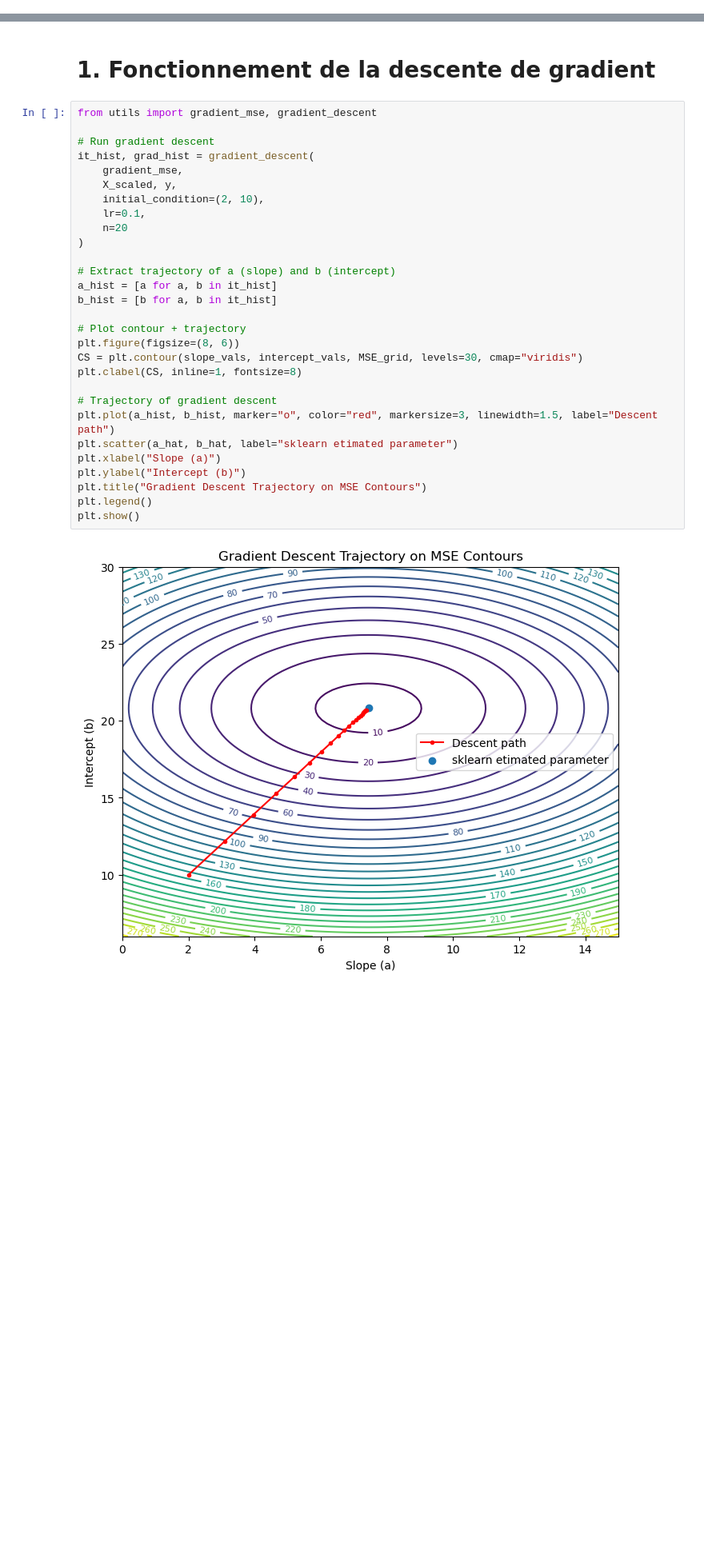
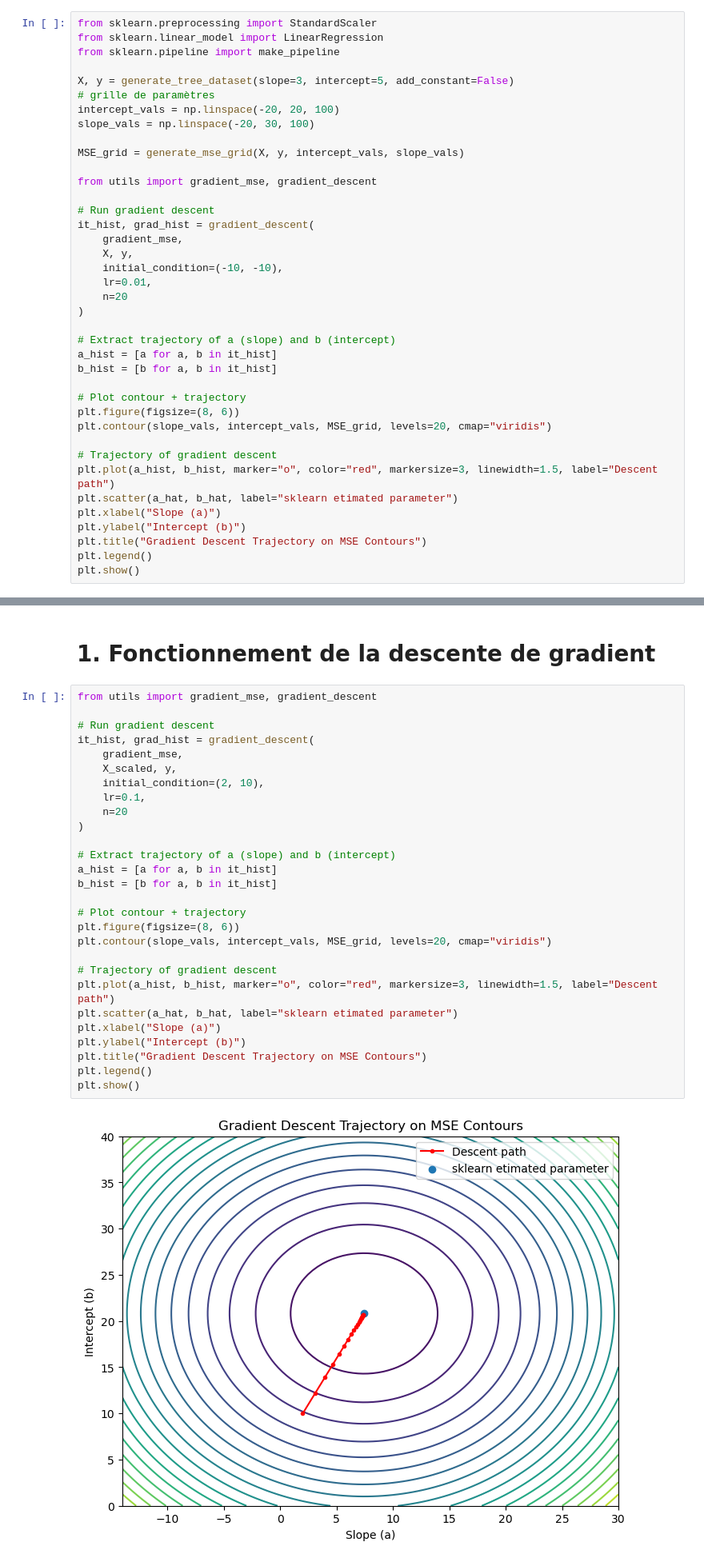
Before and after one commit to basile-desjuzeur/Intro-to-ML, a Jupyter notebook: 3.gradient_descent.ipynb, the cells around one changed output, grey strips where cells are left out. Shown at 80% size. Drawn from its saved outputs; the diff is of its cells as text; blank space fills up the shorter version.

```diff
--- a/3.gradient_descent.ipynb
+++ b/3.gradient_descent.ipynb
@@ -79,0 +80,39 @@ plt.legend();
+# %%
+from sklearn.preprocessing import StandardScaler
+from sklearn.linear_model import LinearRegression
+from sklearn.pipeline import make_pipeline
+
+X, y = generate_tree_dataset(slope=3, intercept=5, add_constant=False)
+# grille de paramètres
+intercept_vals = np.linspace(-20, 20, 100)
+slope_vals = np.linspace(-20, 30, 100)
+
+MSE_grid = generate_mse_grid(X, y, intercept_vals, slope_vals)
+
+from utils import gradient_mse, gradient_descent
+
+# Run gradient descent
+it_hist, grad_hist = gradient_descent(
+    gradient_mse,
+    X, y,
+    initial_condition=(-10, -10),
+    lr=0.01,
+    n=20
+)
+
+# Extract trajectory of a (slope) and b (intercept)
+a_hist = [a for a, b in it_hist]
+b_hist = [b for a, b in it_hist]
+
+# Plot contour + trajectory
+plt.figure(figsize=(8, 6))
+plt.contour(slope_vals, intercept_vals, MSE_grid, levels=20, cmap="viridis")
+
+# Trajectory of gradient descent
+plt.plot(a_hist, b_hist, marker="o", color="red", markersize=3, linewidth=1.5, label="Descent path")
+plt.scatter(a_hat, b_hat, label="sklearn etimated parameter")
+plt.xlabel("Slope (a)")
+plt.ylabel("Intercept (b)")
+plt.title("Gradient Descent Trajectory on MSE Contours")
+plt.legend()
+plt.show()
@@ -82,34 +123,33 @@ plt.legend();
 # %%
 from utils import gradient_mse, gradient_descent
 
 # Run gradient descent
 it_hist, grad_hist = gradient_descent(
     gradient_mse,
     X_scaled, y,
     initial_condition=(2, 10),
     lr=0.1,
     n=20
 )
 
 # Extract trajectory of a (slope) and b (intercept)
 a_hist = [a for a, b in it_hist]
 b_hist = [b for a, b in it_hist]
 
 # Plot contour + trajectory
 plt.figure(figsize=(8, 6))
-CS = plt.contour(slope_vals, intercept_vals, MSE_grid, levels=30, cmap="viridis")
-plt.clabel(CS, inline=1, fontsize=8)
+plt.contour(slope_vals, intercept_vals, MSE_grid, levels=20, cmap="viridis")
 
 # Trajectory of gradient descent
 plt.plot(a_hist, b_hist, marker="o", color="red", markersize=3, linewidth=1.5, label="Descent path")
 plt.scatter(a_hat, b_hat, label="sklearn etimated parameter")
 plt.xlabel("Slope (a)")
 plt.ylabel("Intercept (b)")
 plt.title("Gradient Descent Trajectory on MSE Contours")
 plt.legend()
 plt.show()
 # %% [output]
-[figure, old version]
+[figure, new version]
 # %% [markdown]
 Entrées :
 - f(θ) : fonction de coût
```
Also changed, not shown: parts of 14 cells of this notebook.
